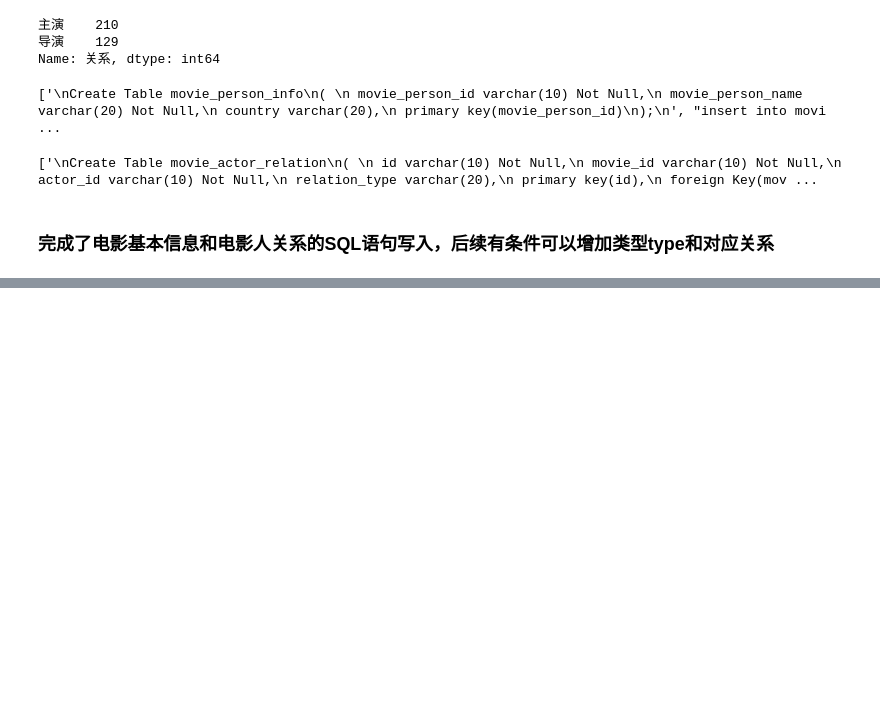
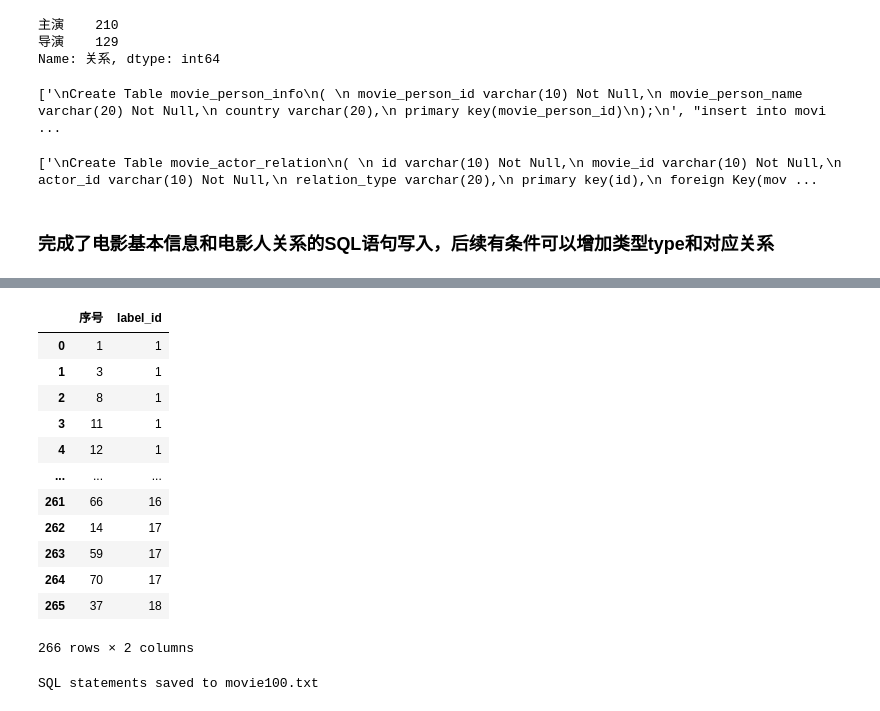
Before and after one commit to JiangGufan/DataBase2023, a Jupyter notebook: MovieDataBase/Clear+SQLgenerate.ipynb, the cells around one changed output, grey strips where cells are left out. Saved outputs shown, nothing was run; the diff lists cells and outputs as text; code cells hidden in the pictures; blank space fills up the shorter version.

```diff
--- a/MovieDataBase/Clear+SQLgenerate.ipynb
+++ b/MovieDataBase/Clear+SQLgenerate.ipynb
@@ -239,0 +285,26 @@ with open(file_path, 'w') as file:
+# %%
+# Melting the dataframe to create a long format dataframe for movie ID and label relationships
+movie_label_relationship = pd.melt(label_data, id_vars=['序号', '片名'], value_vars=labels, var_name='label_name', value_name='value')
+# Filtering out rows where the label is not applicable (i.e., value is 0)
+movie_label_relationship = movie_label_relationship[movie_label_relationship['value'] == 1]
+# Mapping label names to their IDs
+movie_label_relationship = movie_label_relationship.merge(label_id_name_table, on='label_name', how='left')
+# Selecting only the necessary columns and converting movie_id to string
+movie_label_relationship['序号'] = movie_label_relationship['序号'].astype(str)
+movie_label_relationship = movie_label_relationship[['序号', 'label_id']]
+
+movie_label_relationship
+# %% [output]
+|  | 序号 | label_id |
+| 0 | 1 | 1 |
+| 1 | 3 | 1 |
+| 2 | 8 | 1 |
+| 3 | 11 | 1 |
+| 4 | 12 | 1 |
+| ... | ... | ... |
+| 261 | 66 | 16 |
+| 262 | 14 | 17 |
+| 263 | 59 | 17 |
+| 264 | 70 | 17 |
+| 265 | 37 | 18 |
+266 rows × 2 columns
@@ -239,0 +345,13 @@ with open(file_path, 'w') as file:
+# %%
+# Writing to a text file
+txtfile_path = 'movie100.txt'
+with open(txtfile_path, 'a+') as file:
+    # 将光标移到文件末尾，以防止覆盖已有内容
+    file.seek(0, 2)
+
+    # 写入新的 SQL 语句
+    file.write(sql_statements)
+
+print(f"SQL statements saved to {txtfile_path}")
+# %% [output]
+SQL statements saved to movie100.txt
```
Also changed, not shown: parts of 4 cells of this notebook, 2 other files.
